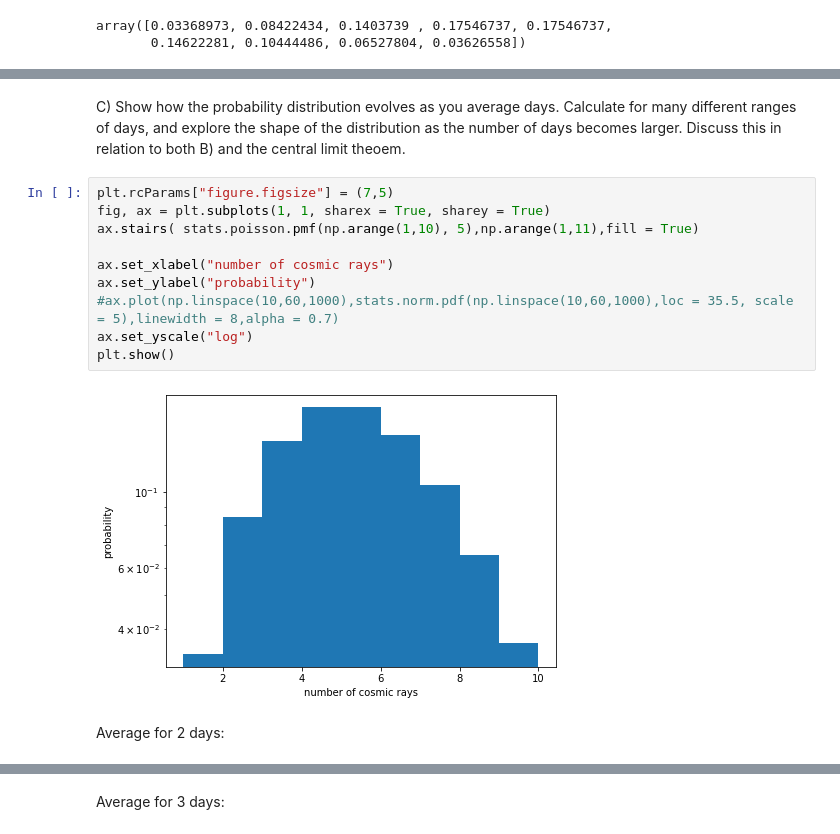
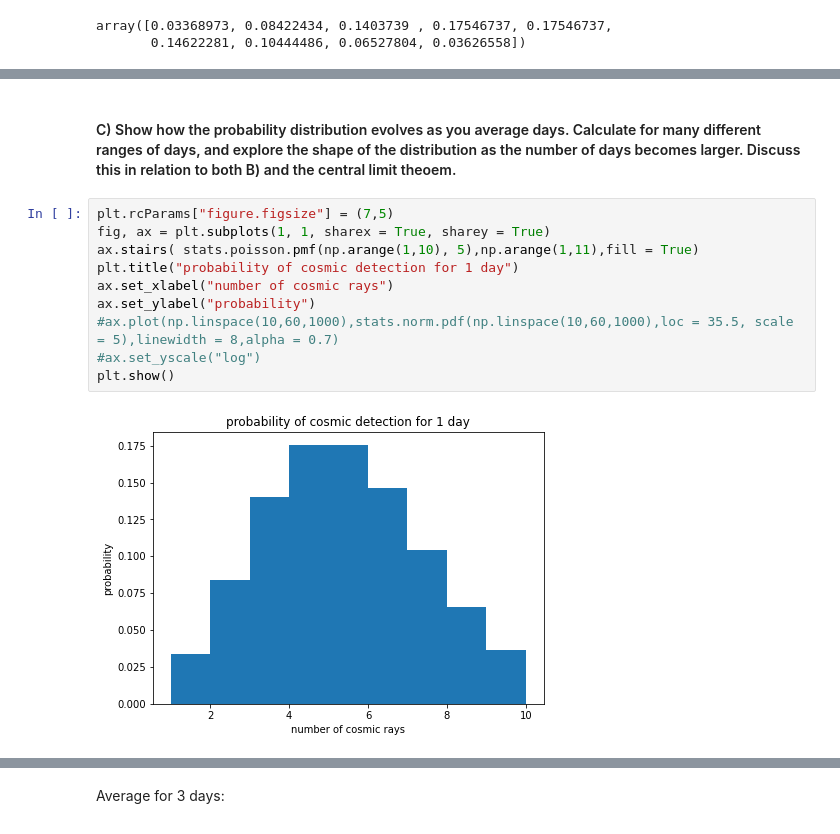
Before and after one commit to GShefali/repository1, a Jupyter notebook: lab2NB.ipynb, the cells around one changed output, grey strips where cells are left out. Drawn from its saved outputs; the diff is of its cells as text.

```diff
--- a/lab2NB.ipynb
+++ b/lab2NB.ipynb
@@ -65,16 +187,14 @@ plt.show()
 # %% [markdown]
-C) Show how the probability distribution evolves as you average days. Calculate for many different ranges of days, and explore the shape of the distribution as the number of days becomes larger. Discuss this in relation to both B) and the central limit theoem.
+#### C) Show how the probability distribution evolves as you average days. Calculate for many different ranges of days, and explore the shape of the distribution as the number of days becomes larger. Discuss this in relation to both B) and the central limit theoem.
 # %%
 plt.rcParams["figure.figsize"] = (7,5)
 fig, ax = plt.subplots(1, 1, sharex = True, sharey = True)
 ax.stairs( stats.poisson.pmf(np.arange(1,10), 5),np.arange(1,11),fill = True)
-
+plt.title("probability of cosmic detection for 1 day")
 ax.set_xlabel("number of cosmic rays")
 ax.set_ylabel("probability")
 #ax.plot(np.linspace(10,60,1000),stats.norm.pdf(np.linspace(10,60,1000),loc = 35.5, scale = 5),linewidth = 8,alpha = 0.7)
-ax.set_yscale("log")
+#ax.set_yscale("log")
 plt.show()
 # %% [output]
-[figure, old version]
+[figure, new version]
-# %% [markdown]
-Average for 2 days:
```
Also changed, not shown: parts of 71 cells of this notebook, 1 other file.
